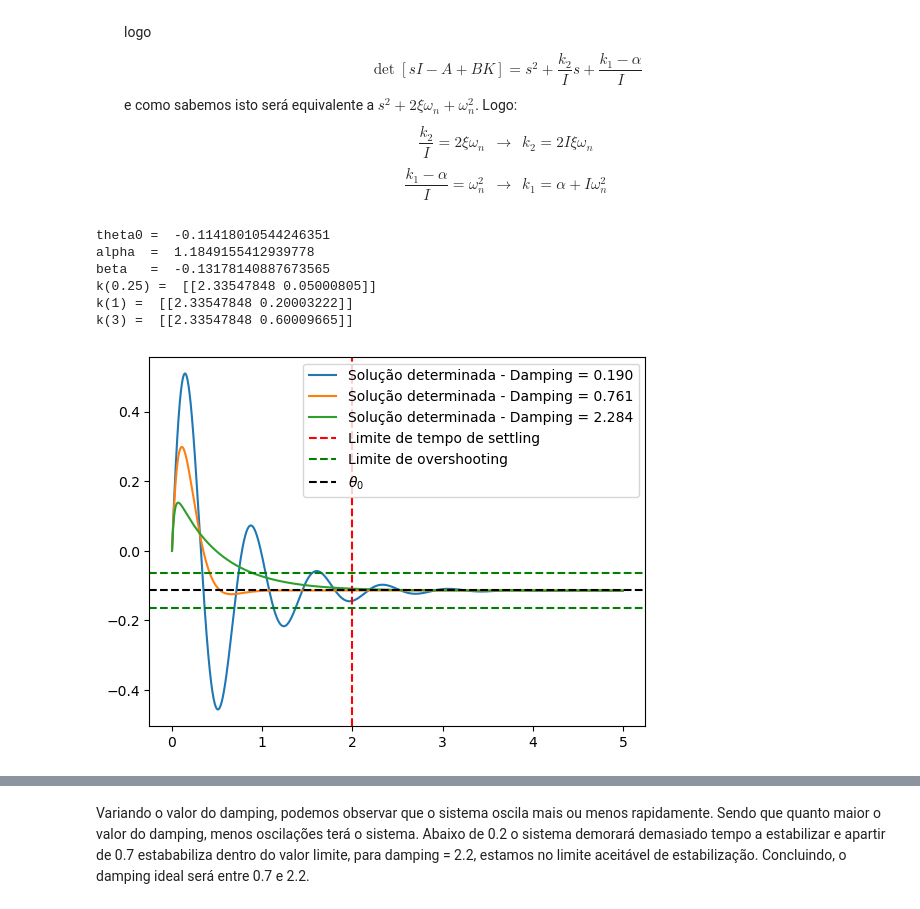
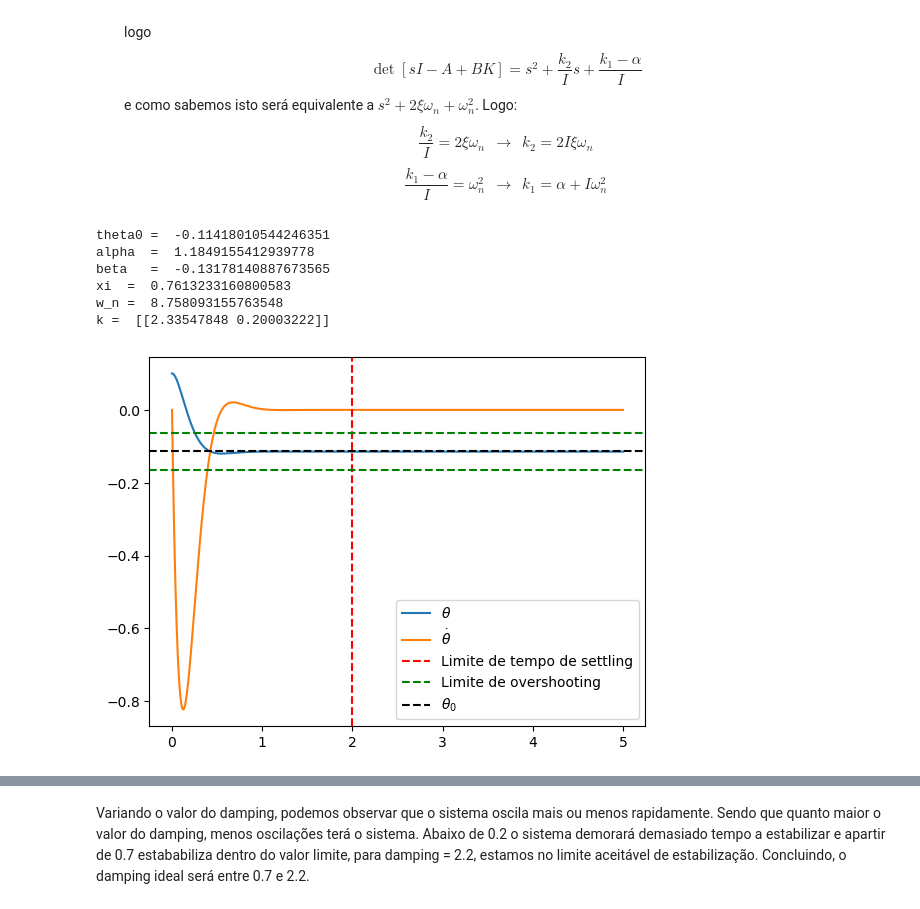
Before and after one commit to mariana-das-neves/sistemas_dinamicos_e_controlo, a Jupyter notebook: Projeto SDC.ipynb, the cells around one changed output, grey strips where cells are left out. Drawn from its saved outputs; the diff is of its cells as text; code cells hidden in the pictures.

```diff
--- a/Projeto SDC.ipynb
+++ b/Projeto SDC.ipynb
@@ -449,53 +453,53 @@ $$\frac{k_{1}-\alpha}{I}=\omega_{n}^{2}~~\to~~ k_{1}=\alpha+I\omega_{n}^{2}$$
 # %%
 r = 2
 v = 1.5
 
 theta0 = np.arctan2(-v*v, g*r)
 alpha = m*g*h * np.cos(theta0) - m*v*v*h/r * np.sin(theta0)
 beta = m*g*h * theta0*np.cos(theta0) + m*v*v*h/r * theta0*np.sin(theta0)
 print("theta0 = ", theta0)
 print("alpha  = ", alpha)
 print("beta   = ", beta)
 
 A2 = np.array([[0, 1],[alpha/I, 0]])
 B2 = np.array([[0],[1]])
 C2 = np.eye(2)
 
-for i in [0.25,1,3]:
-    xi = np.sqrt(np.log(40)**2 / (np.pi**2 + np.log(40)**2))*i
-    w = 1/abs(theta0) # porquê que funciona?????
-    # print("xi  = ", xi)
-    # print("w_n = ", w)
+xi = np.sqrt(np.log(40)**2 / (np.pi**2 + np.log(40)**2))
+w = 1/abs(theta0)
+print("xi  = ", xi)
+print("w_n = ", w)
 
-    k2 = 2*I*xi*w
-    k1 = alpha+I*w*w
-    k = np.array([k1,k2]).reshape((1,2))
-    print(f"k({i}) = ", k)
+k2 = 2*I*xi*w
+k1 = alpha+I*w*w
+k = np.array([k1,k2]).reshape((1,2))
+print(f"k = ", k)
 
-    # representação gráfica
-    x0 = np.array([0,0.1/I])
-    times = np.linspace(0, 5, 10000, endpoint=True)
-    dt = abs(times[1]-times[0])
-    xt = np.zeros((len(times), 2))
-    ut = np.zeros(len(times)) # u é escalar - é torque
-    xt[0] = x0
-    ut[0] = ((-k @ xt[0])[0] + beta)/I
-    for i in range(len(times)-1):
-        xt[i+1] = xt[i] + dt*(A2 @ xt[i] + B2.reshape((2,)) * ut[i])
-        ut[i+1] = ((-k @ xt[i+1])[0] + beta)/I
+# representação gráfica
+x0 = np.array([0.1,0])
+times = np.linspace(0, 5, 10000, endpoint=True)
+dt = abs(times[1]-times[0])
+xt = np.zeros((len(times), 2))
+ut = np.zeros(len(times)) # u é escalar - é torque
+xt[0] = x0
+ut[0] = ((-k @ xt[0])[0] + beta)/I
+for i in range(len(times)-1):
+    xt[i+1] = xt[i] + dt*(A2 @ xt[i] + B2.reshape((2,)) * ut[i])
+    ut[i+1] = ((-k @ xt[i+1])[0] + beta)/I
 
-    plt.plot(times, xt[:,0], label=f'Solução determinada - Damping = {xi:.3f}')
+plt.plot(times, xt[:,0], label=r'$\theta$')
+plt.plot(times, xt[:,1], label=r'$\dot\theta$')
 plt.axvline(2, linestyle='--', color='red', label='Limite de tempo de settling')
 plt.axhline(theta0-5e-2, linestyle='--', color='green', label='Limite de overshooting')
 plt.axhline(theta0+5e-2, linestyle='--', color='green')
 plt.axhline(theta0, linestyle='--', color='black', label=r'$\theta_0$')
 plt.legend()
 plt.show()
 # %% [output]
 theta0 =  -0.11418010544246351
 alpha  =  1.1849155412939778
 beta   =  -0.13178140887673565
-k(0.25) =  [[2.33547848 0.05000805]]
-k(1) =  [[2.33547848 0.20003222]]
-k(3) =  [[2.33547848 0.60009665]]
+xi  =  0.7613233160800583
+w_n =  8.758093155763548
+k =  [[2.33547848 0.20003222]]
-[figure, old version]
+[figure, new version]
```
Also changed, not shown: parts of 3 cells of this notebook.
